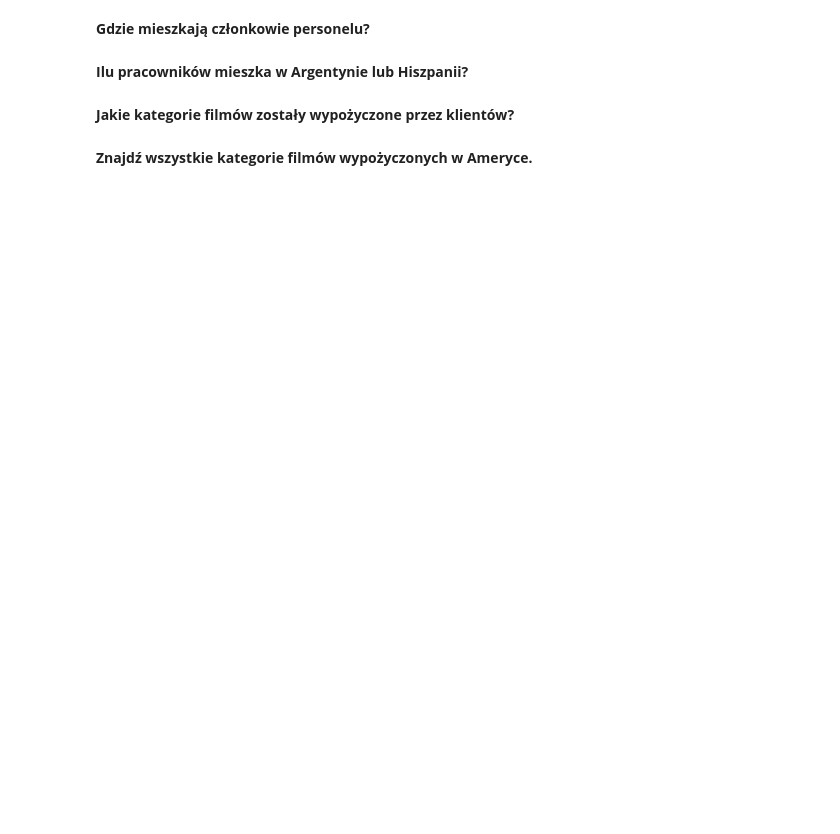
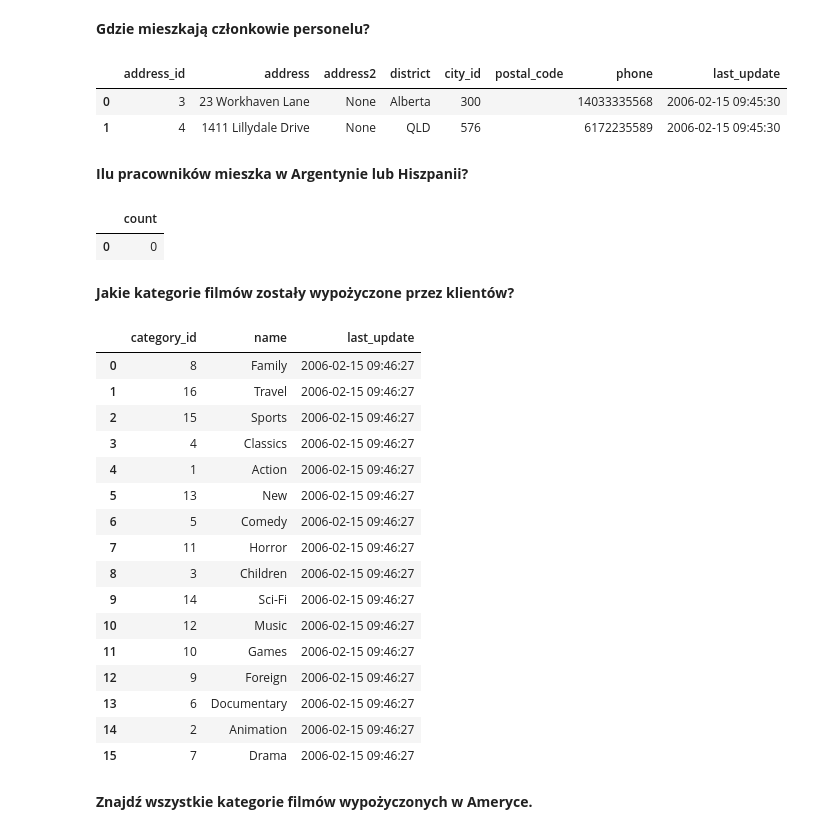
Before and after one commit to MariuszKuchtaAgh/ABD_laboratorium, a Jupyter notebook: lab_3__211021/lab_3__211021.ipynb, the cells around one changed output. Drawn from its saved outputs; the diff is of its cells as text; code cells hidden in the pictures; blank space fills up the shorter version.

```diff
--- a/lab_3__211021/lab_3__211021.ipynb
+++ b/lab_3__211021/lab_3__211021.ipynb
@@ -148,8 +133,52 @@ ProgrammingError: ignored
 # %% [markdown]
 **Gdzie mieszkają członkowie personelu?**
+# %%
+df = pd.read_sql(
+    """select * from address where address_id in
+        (select address_id from staff)""",con=connection_sqlalchemy)
+df
+# %% [output]
+|  | address_id | address | address2 | district | city_id | postal_code | phone | last_update |
+| 0 | 3 | 23 Workhaven Lane | None | Alberta | 300 |  | 14033335568 | 2006-02-15 09:45:30 |
+| 1 | 4 | 1411 Lillydale Drive | None | QLD | 576 |  | 6172235589 | 2006-02-15 09:45:30 |
 # %% [markdown]
 **Ilu pracowników mieszka w Argentynie lub Hiszpanii?**
+# %%
+df = pd.read_sql(
+    """select count(*) from staff where address_id in
+        (select address_id from address where city_id in
+            (select city_id from city where country_id in
+                (select country_id from country where country=\'Argentina\' or country=\'Spain\')))""",con=connection_sqlalchemy)
+df
+# %% [output]
+|  | count |
+| 0 | 0 |
 # %% [markdown]
 **Jakie kategorie filmów zostały wypożyczone przez klientów?**
+# %%
+df = pd.read_sql(
+    """select * from category where category_id in
+        (select category_id from film_category where film_id in
+            (select film_id from inventory where inventory_id in
+                (select inventory_id from rental)))""",con=connection_sqlalchemy)
+df
+# %% [output]
+|  | category_id | name | last_update |
+| 0 | 8 | Family | 2006-02-15 09:46:27 |
+| 1 | 16 | Travel | 2006-02-15 09:46:27 |
+| 2 | 15 | Sports | 2006-02-15 09:46:27 |
+| 3 | 4 | Classics | 2006-02-15 09:46:27 |
+| 4 | 1 | Action | 2006-02-15 09:46:27 |
+| 5 | 13 | New | 2006-02-15 09:46:27 |
+| 6 | 5 | Comedy | 2006-02-15 09:46:27 |
+| 7 | 11 | Horror | 2006-02-15 09:46:27 |
+| 8 | 3 | Children | 2006-02-15 09:46:27 |
+| 9 | 14 | Sci-Fi | 2006-02-15 09:46:27 |
+| 10 | 12 | Music | 2006-02-15 09:46:27 |
+| 11 | 10 | Games | 2006-02-15 09:46:27 |
+| 12 | 9 | Foreign | 2006-02-15 09:46:27 |
+| 13 | 6 | Documentary | 2006-02-15 09:46:27 |
+| 14 | 2 | Animation | 2006-02-15 09:46:27 |
+| 15 | 7 | Drama | 2006-02-15 09:46:27 |
 # %% [markdown]
 **Znajdź wszystkie kategorie filmów wypożyczonych w Ameryce.**
```
Also changed, not shown: parts of 13 cells of this notebook, 2 other files.
